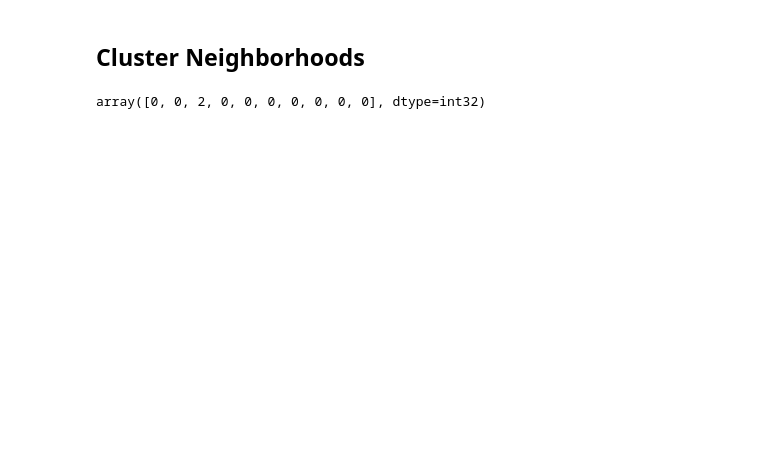
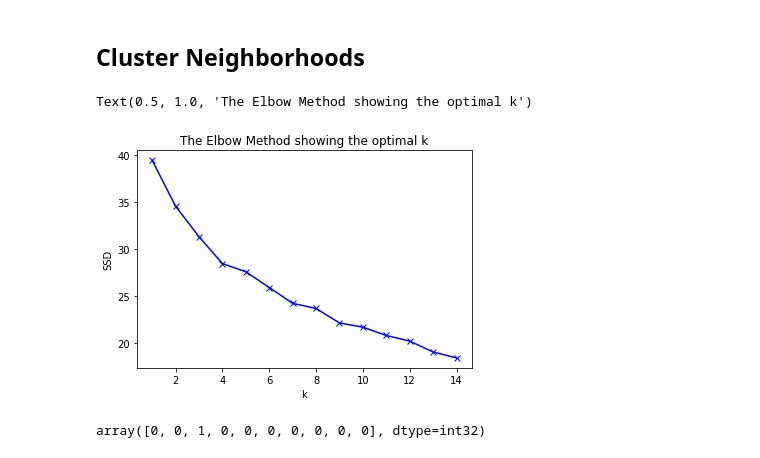
Before and after one commit to namnnumbr/Coursera_Capstone, a Jupyter notebook: Week 3.ipynb, the cells around one changed output. Cells and saved outputs as stored; diff of their text form; code cells hidden in the pictures; blank space fills up the shorter version.

```diff
--- a/Week 3.ipynb
+++ b/Week 3.ipynb
@@ -477,9 +416,36 @@ neighborhoods_venues_sorted.head()
 | 4 | Alderwood | Pizza Place | Gym | Coffee Shop | Skating Rink | ... |
 # %% [markdown]
 ## Cluster Neighborhoods
+# %%
+toronto_grouped_clustering = toronto_grouped.drop(columns=['Neighborhood'])
+# %%
+import matplotlib.pyplot as plt
+%matplotlib inline
+
+# k means determine k
+ssd = []
+K = range(1,15)
+for k in K:
+    kmeans = KMeans(n_clusters=k,
+                    init='random',
+                    n_init=100,
+                    max_iter=1000,
+                    random_state=409
+                   )
+    kmeans.fit(toronto_grouped_clustering)
+    ssd.append(kmeans.inertia_)
+
+# Plot the elbow
+plt.plot(K, ssd, 'bx-')
+plt.xlabel('k')
+plt.ylabel('SSD')
+plt.title('The Elbow Method showing the optimal k')
+# %% [output]
+Text(0.5, 1.0, 'The Elbow Method showing the optimal k')
+[figure, added]
 # %%
-# set number of clusters
-kclusters = 5
+# optimal k from above is 4
+kclusters = 4
 
 toronto_grouped_clustering = toronto_grouped.drop(columns=['Neighborhood'])
 
@@ -489,7 +455,7 @@ kmeans = KMeans(n_clusters=kclusters, random_state=0).fit(toronto_grouped_cluste
 # check cluster labels generated for each row in the dataframe
 kmeans.labels_[0:10]
 # %% [output]
-array([0, 0, 2, 0, 0, 0, 0, 0, 0, 0], dtype=int32)
+array([0, 0, 1, 0, 0, 0, 0, 0, 0, 0], dtype=int32)
 # %%
 # add clustering labels
 neighborhoods_venues_sorted.insert(0, 'Cluster Labels', kmeans.labels_)
```
Also changed, not shown: parts of 21 cells of this notebook.
